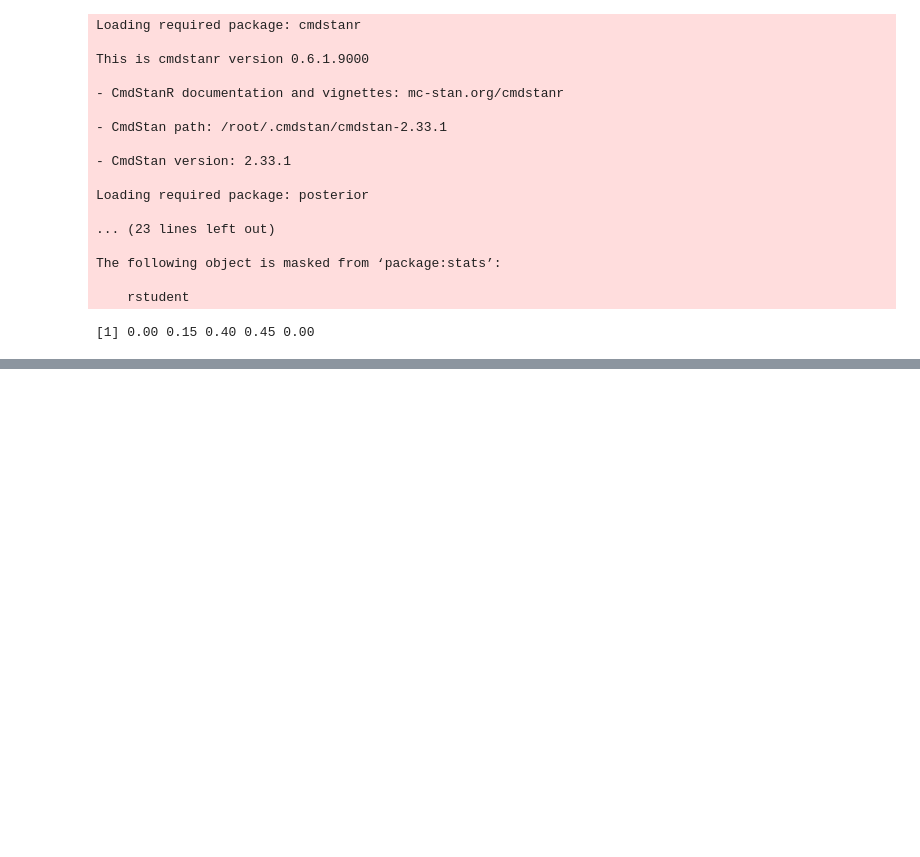
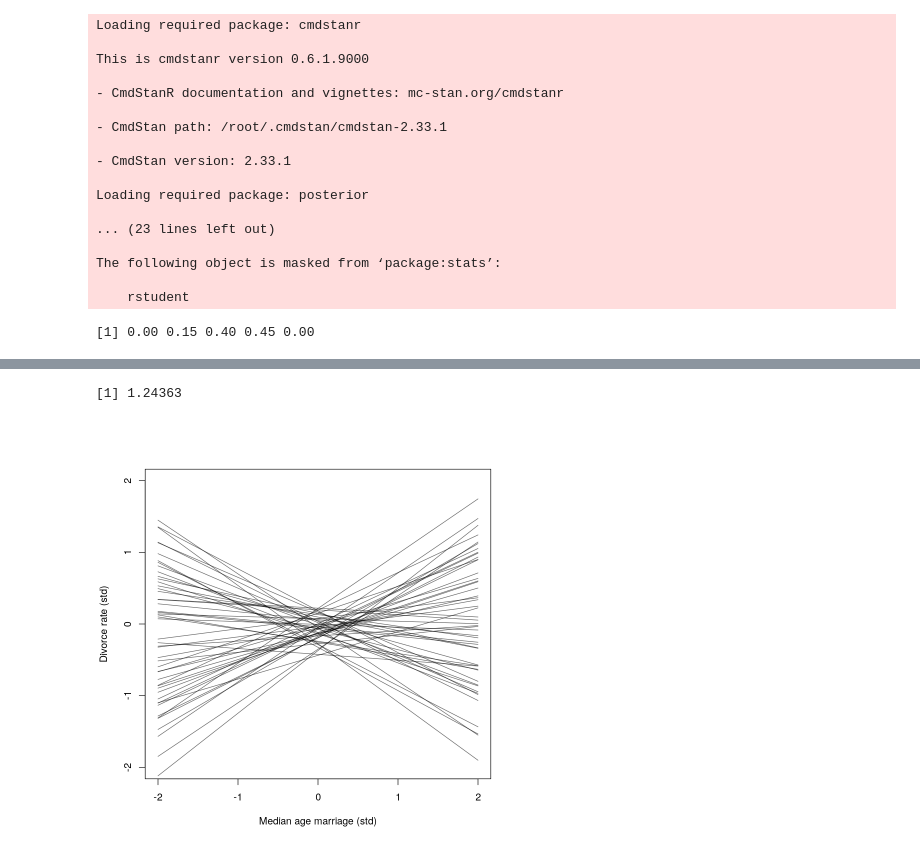
Before and after one commit to ZhuZhen200/Statistical-Rethinking, a Jupyter notebook: demo.ipynb, the cells around one changed output, grey strips where cells are left out. Saved outputs shown, nothing was run; the diff lists cells and outputs as text; code cells hidden in the pictures; blank space fills up the shorter version.

```diff
--- a/demo.ipynb
+++ b/demo.ipynb
@@ -31,0 +44,32 @@ dbinom( 6 , size=9 , prob=0.5 )
+# %%
+# load data and copy
+library(rethinking)
+data(WaffleDivorce)
+d <- WaffleDivorce
+
+# standardize variables
+d$D <- standardize( d$Divorce )
+d$M <- standardize( d$Marriage )
+d$A <- standardize( d$MedianAgeMarriage )
+# %%
+sd( d$MedianAgeMarriage )
+# %% [output]
+[1] 1.24363
+# %%
+m5.1 <- quap(
+    alist(
+        D ~ dnorm(mu, sigma),
+        mu <- a + bA * A ,
+        a ~ dnorm(0 , 0.2) ,
+        bA ~ dnorm(0, 0.5),
+        sigma ~ dexp(1)
+    ), data = d
+)
+# %%
+set.seed(10)
+prior <- extract.prior(m5.1)
+mu <- link(m5.1, post=prior, data=list(A=c(-2,2)))
+plot(NULL, xlim=c(-2,2), ylim=c(-2,2), xlab="Median age marriage (std)", ylab="Divorce rate (std)")
+for (i in 1:50) lines(c(-2,2), mu[i,], col=col.alpha('black', 0.6))
+# %% [output]
+[figure, added]
```
Also changed, not shown: parts of 4 cells of this notebook.
